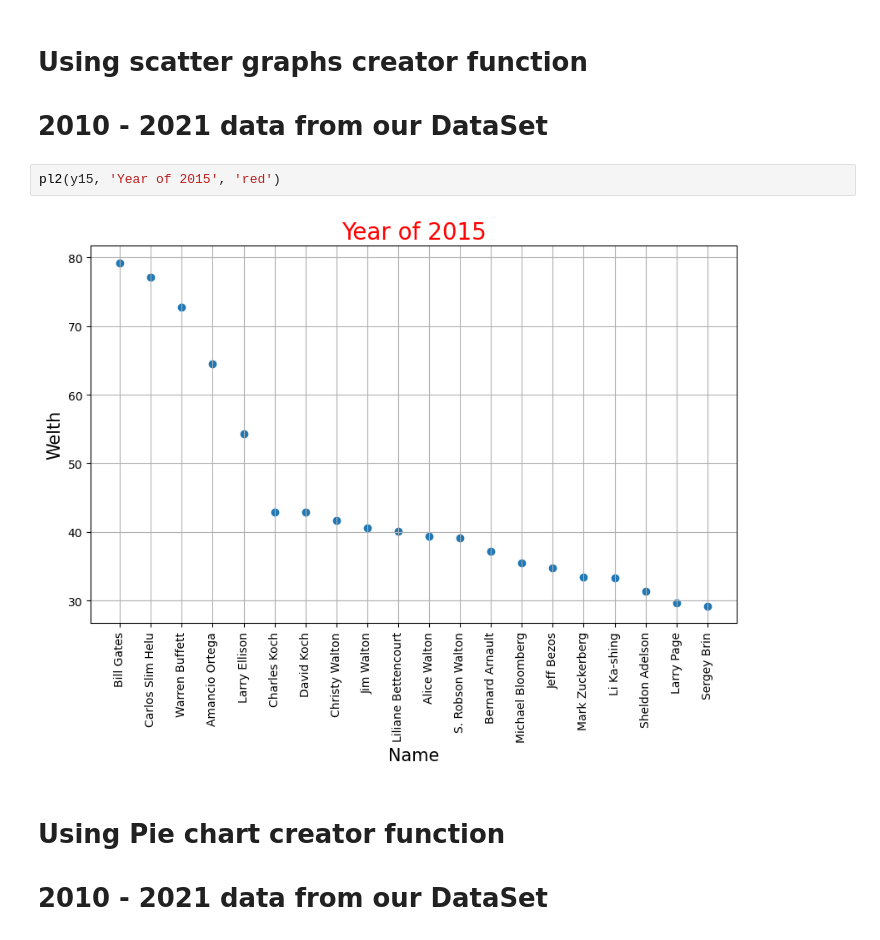
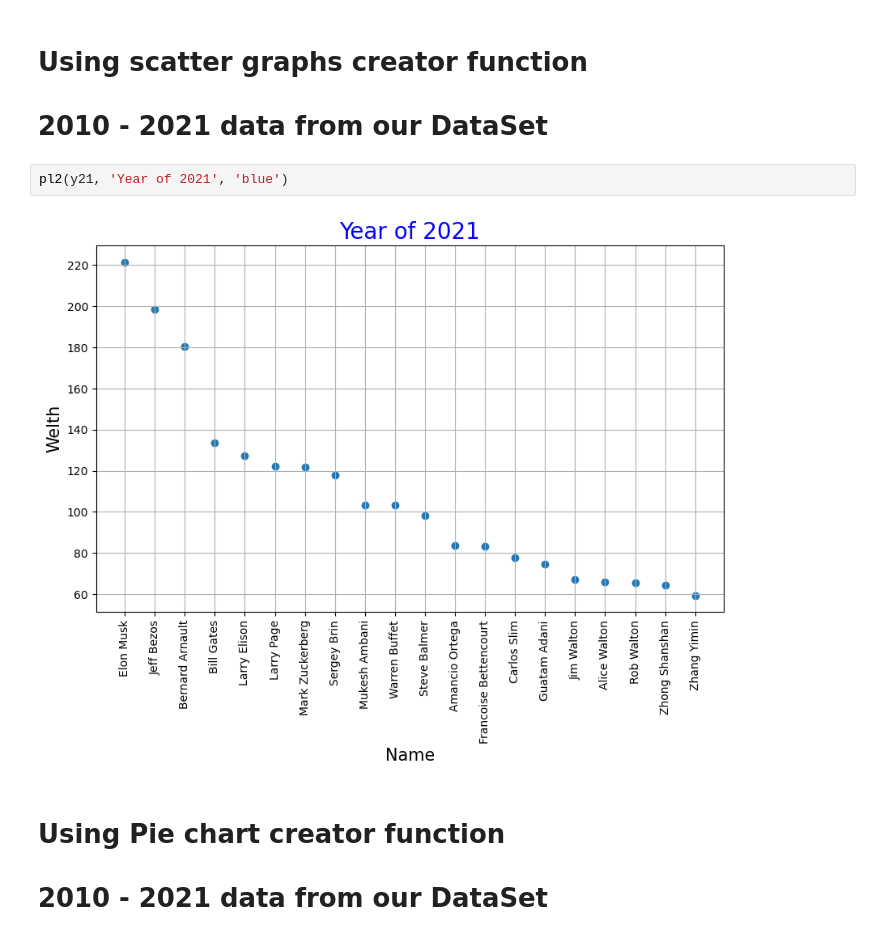
Before and after one commit to ArthasEdit/Project-for-Python, a Jupyter notebook: simple.ipynb, the cells around one changed output. Cells and saved outputs as stored; diff of their text form.

```diff
--- a/simple.ipynb
+++ b/simple.ipynb
@@ -134,9 +134,9 @@ pl1(y15, 'Year of 2015', 'red')
 # Using scatter graphs creator function
 # 2010 - 2021 data from our DataSet
 # %%
-pl2(y15, 'Year of 2015', 'red')
+pl2(y21, 'Year of 2021', 'blue')
 # %% [output]
-[figure, old version]
+[figure, new version]
 # %% [markdown]
 # Using Pie chart creator function
 # 2010 - 2021 data from our DataSet
```
Also changed, not shown: parts of 10 cells of this notebook.
